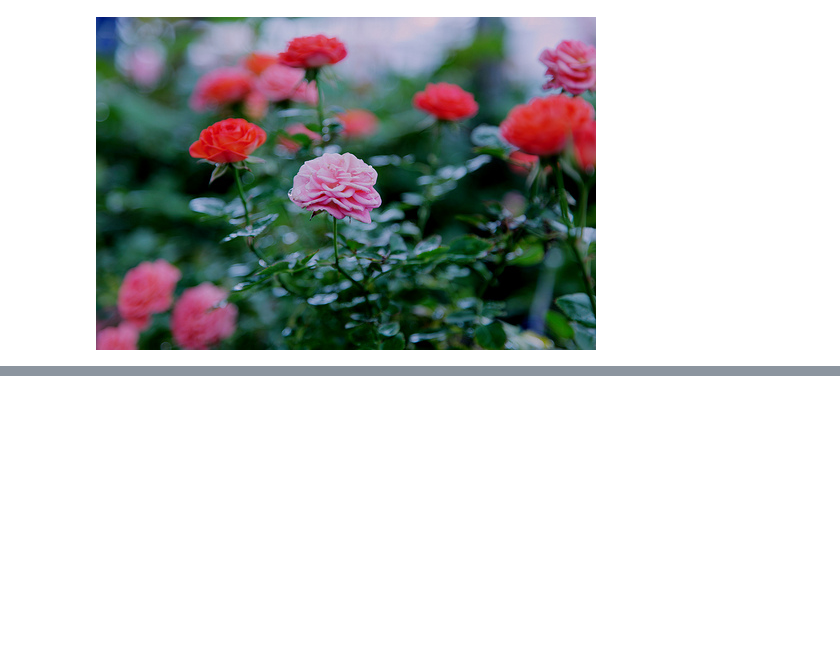
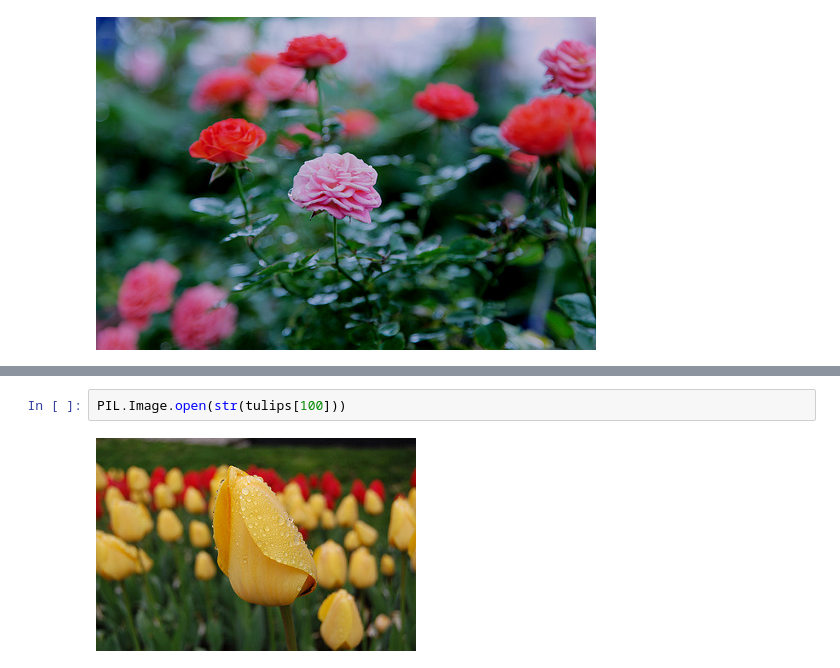
Before and after one commit to ipatel467/Image-Recognition, a Jupyter notebook: Index.ipynb, the cells around one changed output, grey strips where cells are left out. Drawn from its saved outputs; the diff is of its cells as text; blank space fills up the shorter version.

```diff
--- a/Index.ipynb
+++ b/Index.ipynb
@@ -30,0 +62,4 @@ PIL.Image.open(str(roses[1]))
+# %%
+PIL.Image.open(str(tulips[100]))
+# %% [output]
+[figure, added]
```
Also changed, not shown: parts of 8 cells of this notebook.
